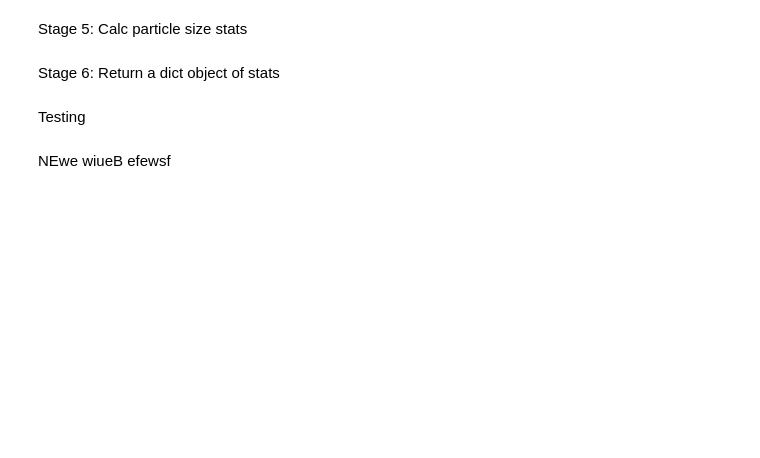
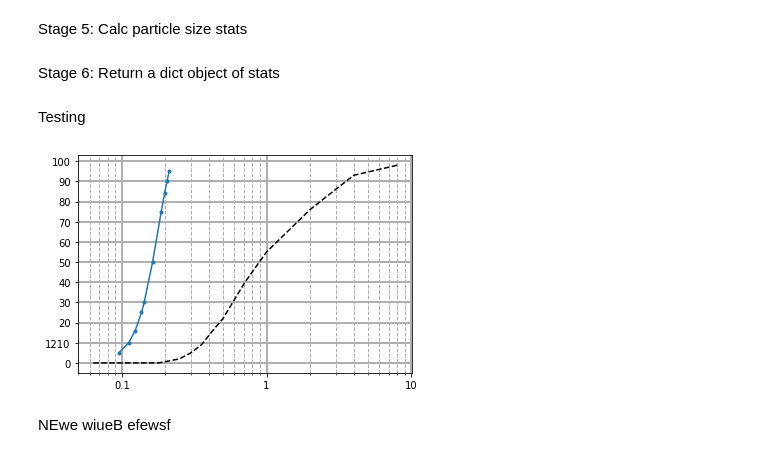
Before and after one commit to CasperFBakker/pyDGS-GUI, a Jupyter notebook: pyDGS Jupyter/dgs_og.ipynb, the cells around one changed output. Drawn from its saved outputs; the diff is of its cells as text; code cells hidden in the pictures; blank space fills up the shorter version.

```diff
--- a/pyDGS Jupyter/dgs_og.ipynb
+++ b/pyDGS Jupyter/dgs_og.ipynb
@@ -186,7 +185,7 @@ Testing
 # %%
 P = []; M = []
 for k in np.linspace(1,nx-1,100):
-    [cfs, frequencies] = pywt.cwt(original[int(k),:], np.arange(3 , np.maximum(nx,ny)/maxscale, 1),  'cmor10000-0.17', .5)
+    [cfs, frequencies] = pywt.cwt(original[int(k),:], np.arange(3 , np.maximum(nx,ny)/maxscale, 1),  'cmor10000-46', .5)
     # np.arange(3, np.maximum(nx,ny)/maxscale, 1), 'cmor2-0.65', .5
 
     period = 1. / frequencies
@@ -203,33 +202,35 @@ p = np.array(p/np.sum(p))
 scales = np.array(period)
 
 srt = np.sqrt(np.sum(p*((scales-np.mean(M))**2)))
 
 # plt.plot(scales, p,'m', lw=2)
 
 p = p+stats.norm.pdf(scales, np.mean(M), srt/2)
 p = np.hstack([0,p])
 scales = np.hstack([0,scales])
 p = p/np.sum(p)
 x = 0
 # area-by-number to volume-by-number
 r_v = (p*scales**x) / np.sum(p*scales**x) #volume-by-weight proportion
 
 pd = np.interp([.05,.1,.16,.25,.3,.5,.75,.84,.9,.95],np.hstack((0,np.cumsum(r_v))), np.hstack((0,scales)) )
 data_C = pd * resolution
 sieve_open = [8, 4, 2, 1, 0.71, 0.5, 0.425, 0.355, 0.3, 0.25, 0.18, 0.125, 0.063]
 sieve_C = [98, 93, 76, 55, 40, 22, 16, 9, 5, 2, 0, 0, 0]
 sieve_A = [100, 100, 100, 99, 97, 90, 85, 76, 64, 44, 18, 2, 0]
 percentile_C = [5, 10, 16, 25, 30, 50,  75, 84, 90, 95]
 plt.plot(data_C, percentile_C, marker='.')
 plt.plot(sieve_open, sieve_C, ls='--', color='black')
 
 plt.xscale("log")
 plt.grid(which='major', linewidth=2, linestyle='-')
 plt.grid(which='minor', linewidth=1, linestyle='--')
 plt.yticks(np.arange(0,110, 10), ['0', '1210', '20', '30', '40', '50', '60', '70', '80', '90', '100'] )
 plt.xticks([0.1, 1, 10], [0.1,1,10])
 
 plt.show()
+# %% [output]
+[figure, added]
 # %%
 P = []; M = []
 for k in np.linspace(1,nx-1,100):
```
Also changed, not shown: parts of 1 cell of this notebook, 1 other file.
